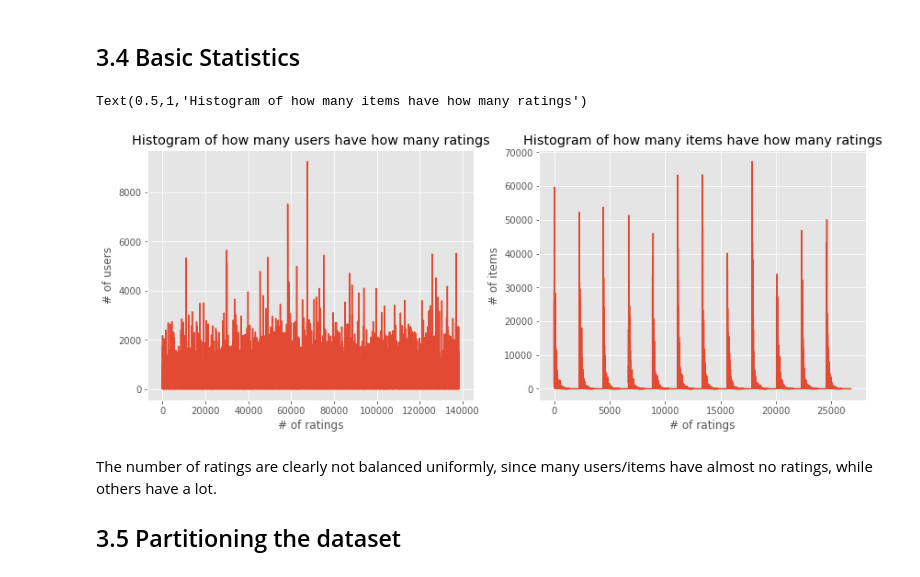
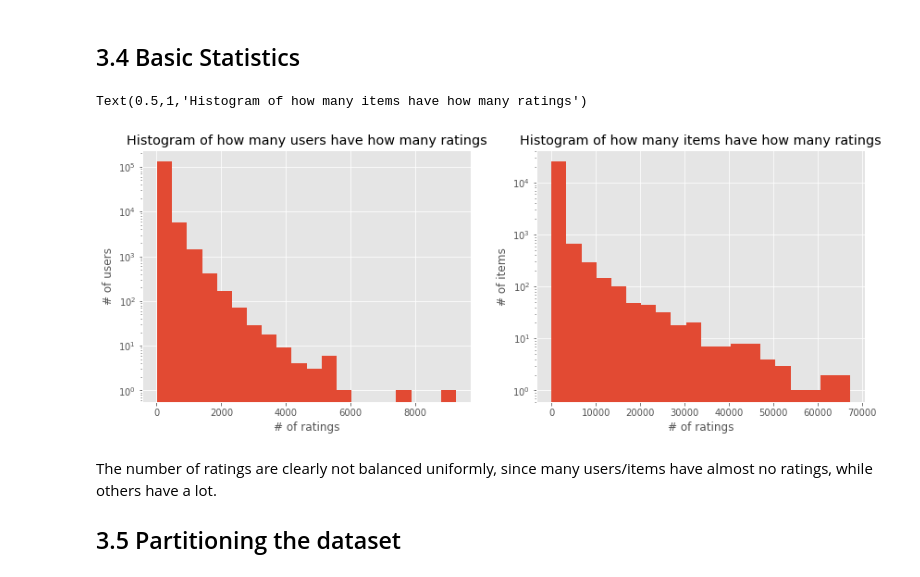
Before and after one commit to rbischof/ianalytics, a Jupyter notebook: ix-lab3/lab3-recsys.ipynb, the cells around one changed output. Cells and saved outputs as stored; diff of their text form; code cells hidden in the pictures.

```diff
--- a/ix-lab3/lab3-recsys.ipynb
+++ b/ix-lab3/lab3-recsys.ipynb
@@ -32,24 +32,24 @@ user_ratings = data.map(lambda d: (d['userId'], d['rating'])).collect()
 # %%
 ratings_per_user = data.map(lambda d: (d['userId'], 1)).reduceByKey(add).map(lambda d: d[1]).collect()
 # %%
-ratings_per_item = data.map(lambda d: (d['movieId'], 1)).reduceByKey(add).map(lambda d: d[1]).collect()
+ratings_per_item = data.map(lambda d: (d['movieId'], 1)).reduceByKey(add).sortByKey().map(lambda d: d[1]).collect()
 # %%
 plt.figure(num=None, figsize=(14, 5))
 
 plt.subplot(1,2,1)
-plt.plot(ratings_per_user)
+plt.hist(ratings_per_user, bins=20, log=True)
 plt.xlabel("# of ratings")
 plt.ylabel("# of users")
 plt.title("Histogram of how many users have how many ratings")
 
 plt.subplot(1,2,2)
-plt.plot(ratings_per_item)
+plt.hist(ratings_per_item, bins=20, log=True)
 plt.xlabel("# of ratings")
 plt.ylabel("# of items")
 plt.title("Histogram of how many items have how many ratings")
 # %% [output]
 Text(0.5,1,'Histogram of how many items have how many ratings')
-[figure, old version]
+[figure, new version]
 # %% [markdown]
 The number of ratings are clearly not balanced uniformly, since many users/items have almost no ratings, while others have a lot.
 ## 3.5 Partitioning the dataset
```
Also changed, not shown: parts of 2 cells of this notebook, 1 other file.
